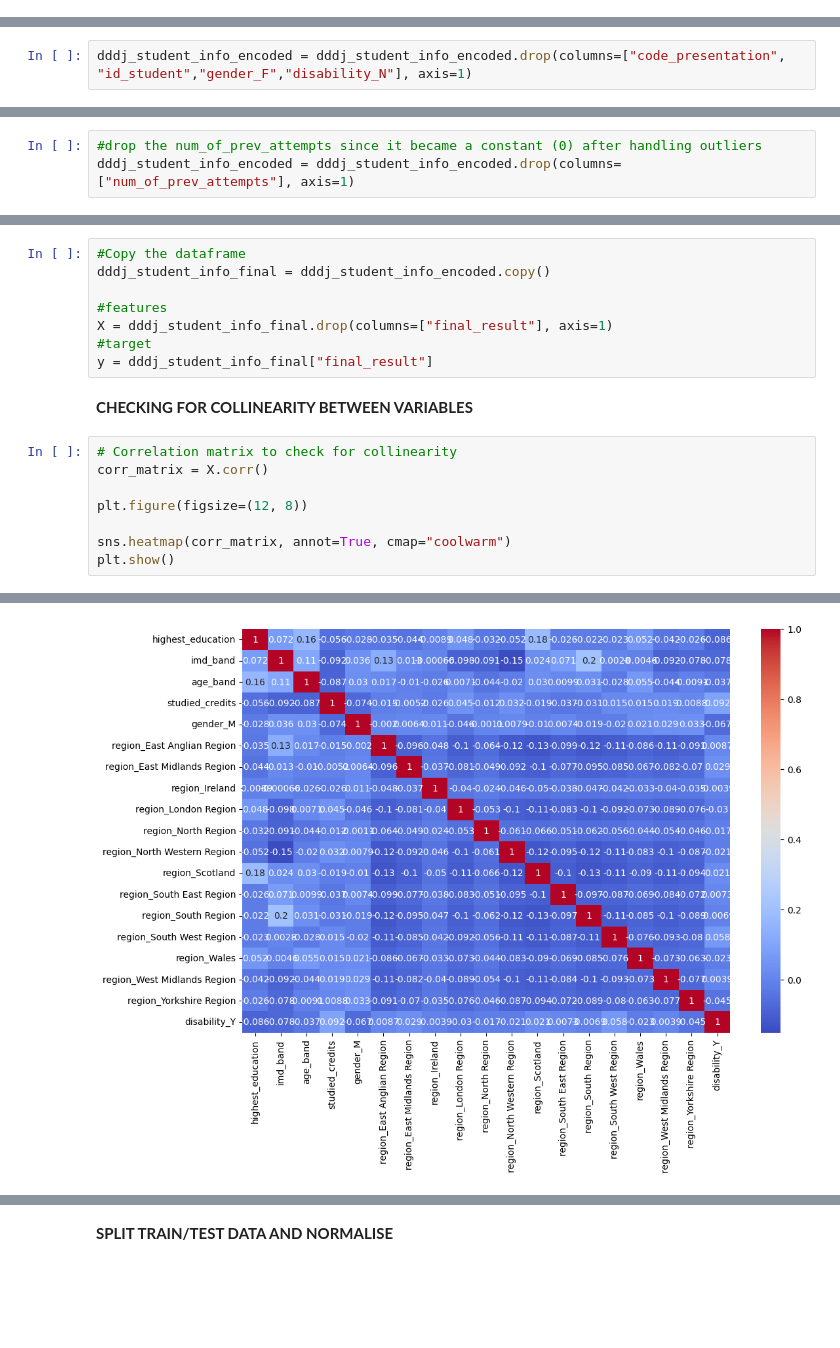
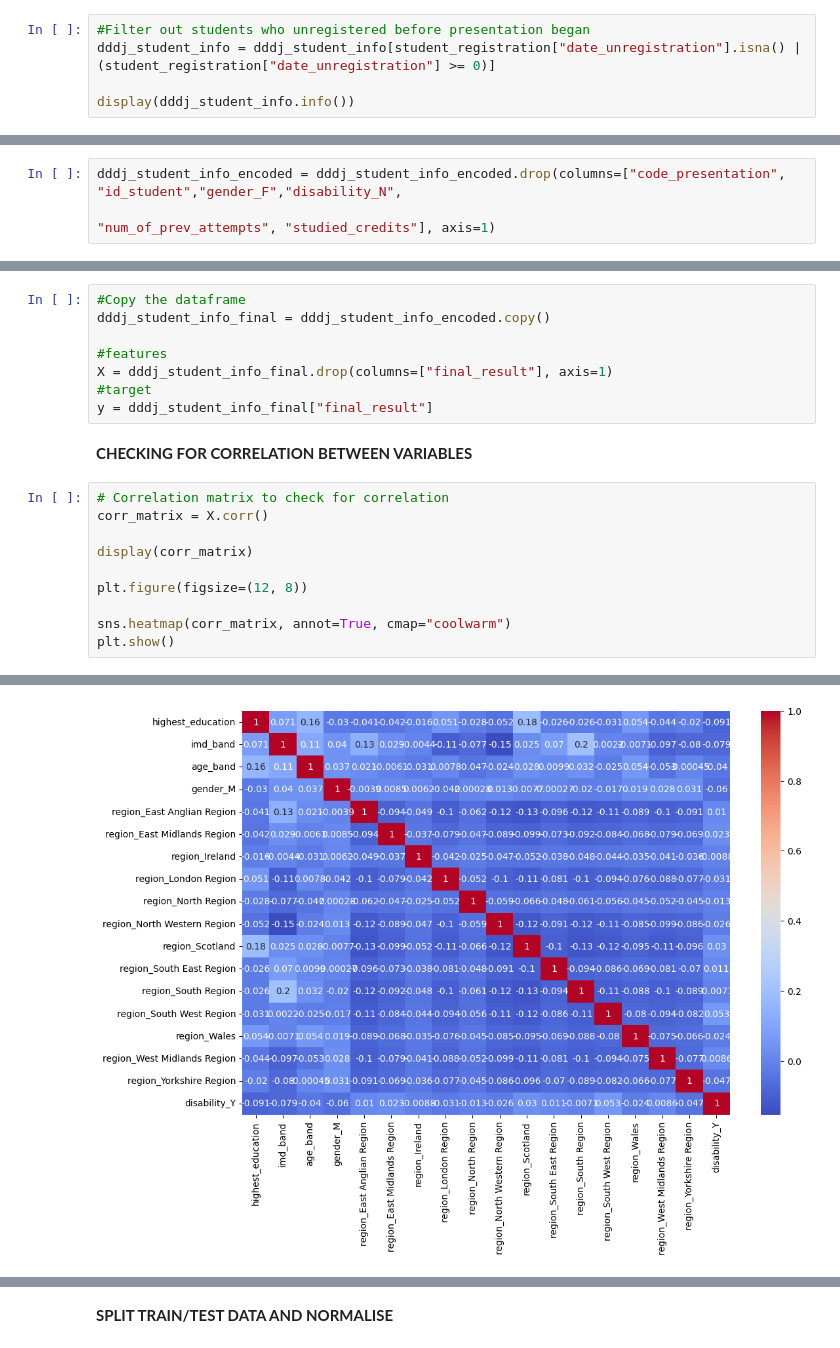
Before and after one commit to SamTK174/MCAProject, a Jupyter notebook: study_1.ipynb, the cells around one changed output, grey strips where cells are left out. Cells and saved outputs as stored; diff of their text form; blank space fills up the shorter version.

```diff
--- a/study_1.ipynb
+++ b/study_1.ipynb
@@ -455,0 +437,5 @@ None
+# %%
+#Filter out students who unregistered before presentation began
+dddj_student_info = dddj_student_info[student_registration["date_unregistration"].isna() | (student_registration["date_unregistration"] >= 0)]
+
+display(dddj_student_info.info())
@@ -713,7 +629,8 @@ display(dddj_student_info_encoded)
 # %% [markdown]
 **Drop the columns Code Presentaion, Student ID, Gender F, and Disability N**
 # %%
-dddj_student_info_encoded = dddj_student_info_encoded.drop(columns=["code_presentation", "id_student","gender_F","disability_N"], axis=1)
+dddj_student_info_encoded = dddj_student_info_encoded.drop(columns=["code_presentation", "id_student","gender_F","disability_N",
+                                                                    "num_of_prev_attempts", "studied_credits"], axis=1)
 # %%
 dddj_student_info_encoded.reset_index(inplace=True)
 # %%
@@ -736,6 +653,3 @@ display(dddj_student_info_encoded)
-# %%
-#drop the num_of_prev_attempts since it became a constant (0) after handling outliers
-dddj_student_info_encoded = dddj_student_info_encoded.drop(columns=["num_of_prev_attempts"], axis=1)
 # %%
 display(dddj_student_info_encoded.info())
 display(dddj_student_info_encoded.describe())
@@ -778,10 +692,12 @@ X = dddj_student_info_final.drop(columns=["final_result"], axis=1)
 #target
 y = dddj_student_info_final["final_result"]
 # %% [markdown]
-**CHECKING FOR COLLINEARITY BETWEEN VARIABLES**
+**CHECKING FOR CORRELATION BETWEEN VARIABLES**
 # %%
-# Correlation matrix to check for collinearity
+# Correlation matrix to check for correlation
 corr_matrix = X.corr()
+
+display(corr_matrix)
 
 plt.figure(figsize=(12, 8))
 
@@ -791,2 +724,2 @@ plt.show()
-[figure, old version]
+[figure, new version]
 # %% [markdown]
```
Also changed, not shown: parts of 38 cells of this notebook.
